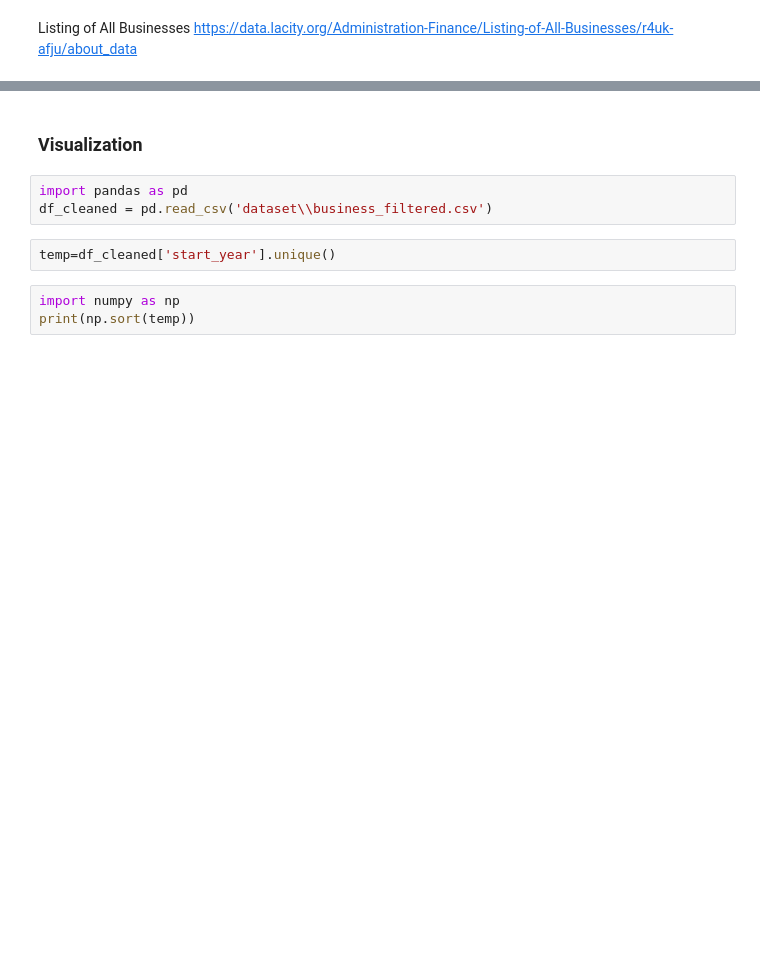
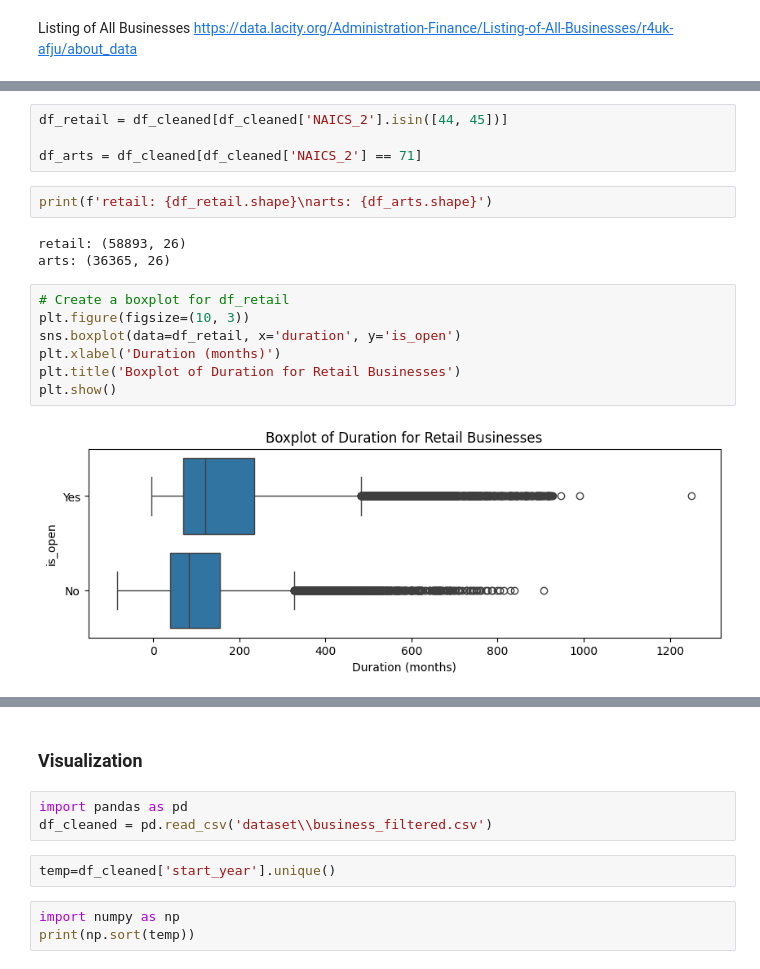
Before and after one commit to EricSJSU-DataScience/CS163_project, a Jupyter notebook: dataset_la_business_visualization.ipynb, the cells around one changed output, grey strips where cells are left out. Saved outputs shown, nothing was run; the diff lists cells and outputs as text; blank space fills up the shorter version.

```diff
--- a/dataset_la_business_visualization.ipynb
+++ b/dataset_la_business_visualization.ipynb
@@ -3,0 +56,18 @@ https://data.lacity.org/Administration-Finance/Listing-of-All-Businesses/r4uk-af
+# %%
+df_retail = df_cleaned[df_cleaned['NAICS_2'].isin([44, 45])]
+
+df_arts = df_cleaned[df_cleaned['NAICS_2'] == 71]
+# %%
+print(f'retail: {df_retail.shape}\narts: {df_arts.shape}')
+# %% [output]
+retail: (58893, 26)
+arts: (36365, 26)
+# %%
+# Create a boxplot for df_retail
+plt.figure(figsize=(10, 3))
+sns.boxplot(data=df_retail, x='duration', y='is_open')
+plt.xlabel('Duration (months)')
+plt.title('Boxplot of Duration for Retail Businesses')
+plt.show()
+# %% [output]
+[figure, added]
```
Also changed, not shown: parts of 30 cells of this notebook, 4 other files.
